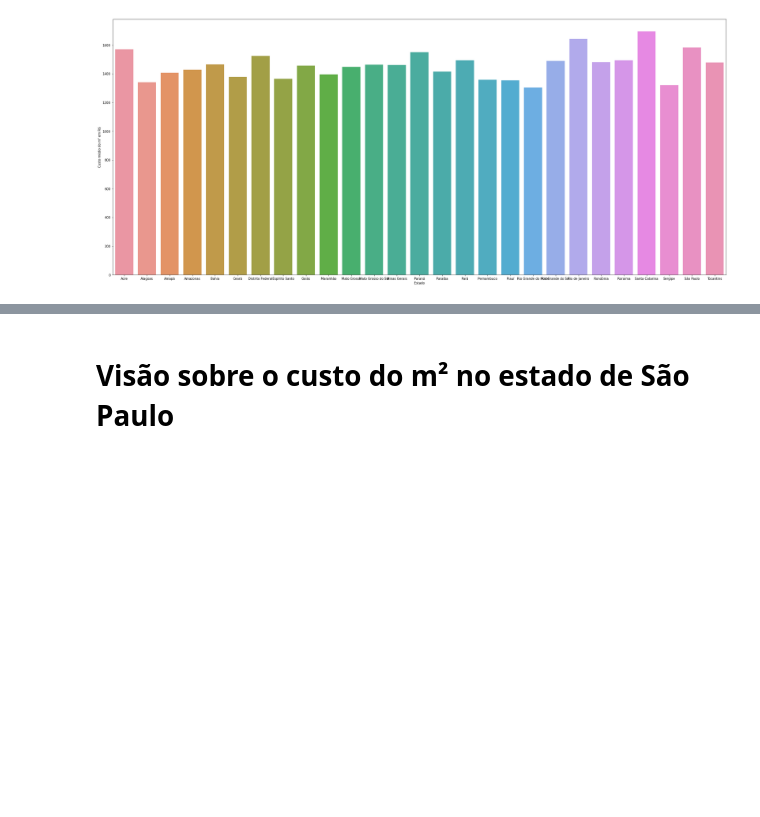
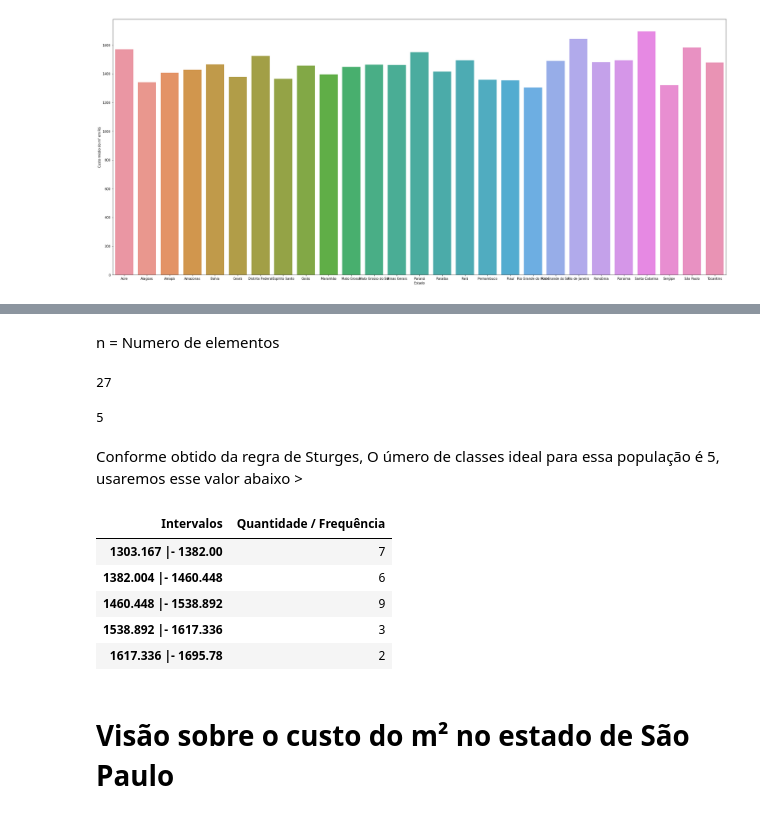
Before and after one commit to Wolfgang-Amadeus-Mozart/Projeto-Ciencia-de-Dados, a Jupyter notebook: Estudo do custo médio do metro quadrado por regi~]ao no Brasil.ipynb, the cells around one changed output, grey strips where cells are left out. Cells and saved outputs as stored; diff of their text form; code cells hidden in the pictures; blank space fills up the shorter version.

Commit message:
adcionado tabea de frequencia de classes

```diff
--- a/Estudo do custo médio do metro quadrado por regi~]ao no Brasil.ipynb
+++ b/Estudo do custo médio do metro quadrado por regi~]ao no Brasil.ipynb
@@ -12,6 +12,7 @@ Os dados utilizados foram obtidos do site do IBGE, e são de outrubro de 2021
 # %% [markdown]
 Iremos filtrar algumas informações obtidas desde conjunto de dados para facilitar a compreensão
 # %%
+pd.options.display.max_rows = 200 # Altera o numero de linhs que sao mostradas num dataFrame
 import pandas as pd
 import seaborn as sns
 # %%
@@ -132,0 +188,2 @@ ax.figure.set_size_inches(35,15)
+# %% [markdown]
+n = Numero de elementos
@@ -133,3 +192,51 @@ ax.figure.set_size_inches(35,15)
+# %%
+n =  df.shape[0]
+n
+# %% [output]
+27
+# %%
+k = int(1 + (10 / 3) * np.log10(n))
+k
+# %% [output]
+5
+# %% [markdown]
+Conforme obtido da regra de Sturges, O úmero de classes ideal para essa população é 5, usaremos esse valor abaixo >
+# %%
+# o comando abaixo divide em classe o data set informado
+
+classes = pd.value_counts( #sepera em valores unicos, facilitando a compreensao do cut, do contrario, seria aplicado a todos os valores, ainda que repetido
+            pd.cut(
+            x = df['Custo médio do m² em R$'], #Especifiando os dados
+            bins = k, #numero de classes pretendidos
+            include_lowest = True,
+            labels = ['1303.167 |- 1382.00',
+                      '1382.004 |- 1460.448',
+                      '1460.448 |- 1538.892',
+                      '1538.892 |- 1617.336',
+                      '1617.336 |- 1695.78']
+            ), #antes de setar os labels, foi verificador o valor das classes que seria obtido
+               #os labels foram motando para melhor compreensão
+            sort = False #Desativando a ordenação automatica do value counts, para as classes sejam ordenadas de menor par aa maior, independete do numero de integrante dessa classe
+)
+
+dfClasses = pd.DataFrame(classes)
+dfClasses.rename_axis('Intervalos', axis = 'columns', inplace = True)
+dfClasses.rename(columns = {'Custo médio do m² em R$':'Quantidade / Frequência'}, inplace = True)
+
+#classesSeparadas = []
+#for item in dfClasses.index:
+#    classesSeparadas.append(item)
+
+#classesSeparadas
+
+dfClasses
+# %% [output]
+| Intervalos | Quantidade / Frequência |
+| 1303.167 |- 1382.00 | 7 |
+| 1382.004 |- 1460.448 | 6 |
+| 1460.448 |- 1538.892 | 9 |
+| 1538.892 |- 1617.336 | 3 |
+| 1617.336 |- 1695.78 | 2 |
 # %% [markdown]
 # Visão sobre o custo do m² no estado de São Paulo
 # %% [markdown]
```
Also changed, not shown: parts of 11 cells of this notebook.
